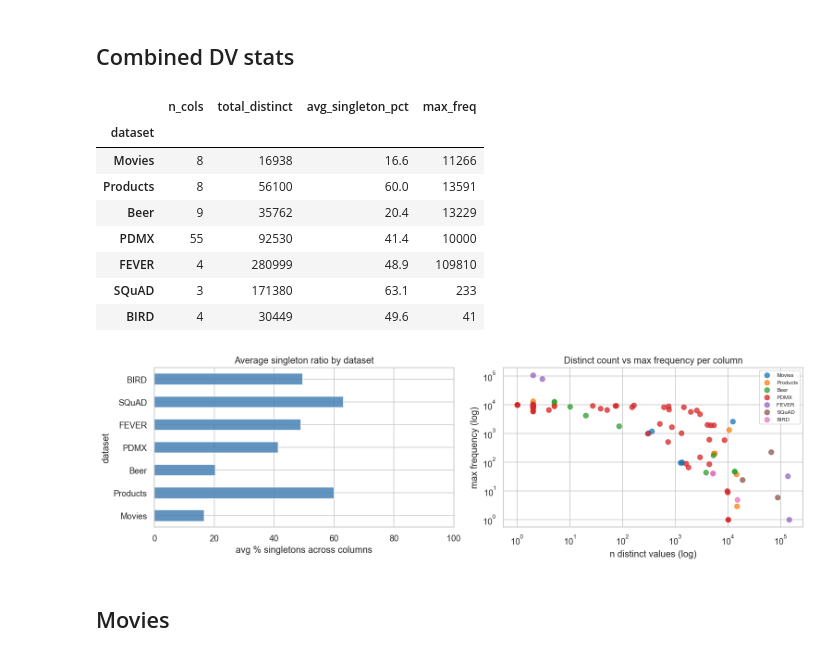
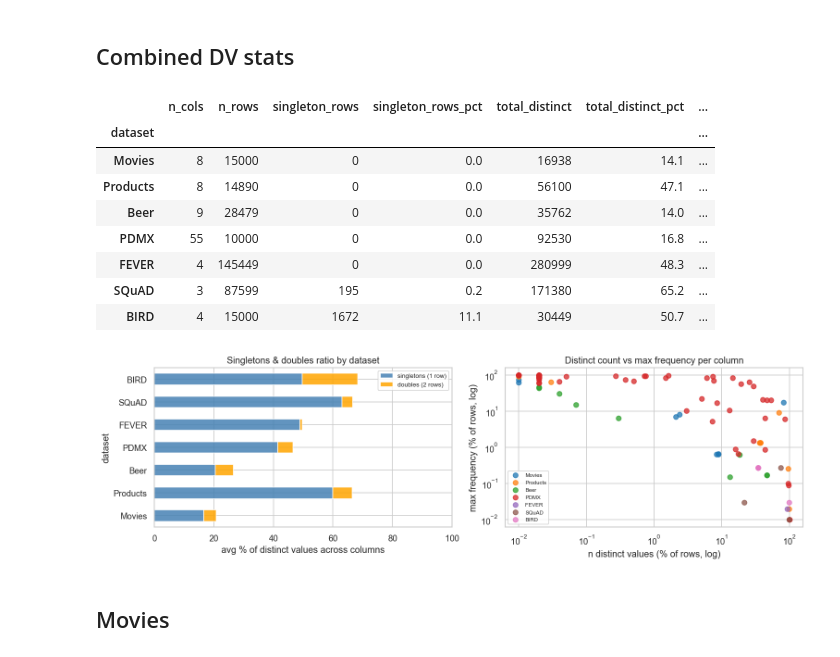
Before and after one commit to whitechno/llm-sql-phc-eval, a Jupyter notebook: nbs/eda-02-dv.ipynb, the cells around one changed output. Cells and saved outputs as stored; diff of their text form; code cells hidden in the pictures.

```diff
--- a/nbs/eda-02-dv.ipynb
+++ b/nbs/eda-02-dv.ipynb
@@ -109,68 +122,99 @@ for ds_name, df in datasets.items():
         vc = df[col].value_counts()
         n_distinct = len(vc)
         singletons = int((vc == 1).sum())
+        doubles   = int((vc == 2).sum())
         rows.append({
             "dataset":       ds_name,
             "column":        col,
+            "n_rows":        len(df),
             "n_distinct":    n_distinct,
             "singletons":    singletons,
             "singleton_pct": round(singletons / n_distinct * 100, 1) if n_distinct else 0.0,
+            "doubles":       doubles,
+            "doubles_pct":   round(doubles   / n_distinct * 100, 1) if n_distinct else 0.0,
             "max_freq":      int(vc.max()),
             "median_freq":   round(float(vc.median()), 1),
         })
 
 dv_stats = pd.DataFrame(rows)
+dv_stats["max_freq_pct"]   = (dv_stats["max_freq"]  / dv_stats["n_rows"] * 100).round(2)
+dv_stats["n_distinct_pct"] = (dv_stats["n_distinct"] / dv_stats["n_rows"] * 100).round(2)
+
+# Rows where every hashable column value is a singleton in its column
+singleton_rows = {}
+for ds_name, df in datasets.items():
+    mask = pd.Series(True, index=df.index)
+    for col in df.columns:
+        if not _is_hashable_col(df[col]):
+            continue
+        vc = df[col].value_counts()
+        mask &= df[col].isin(vc[vc == 1].index)
+    singleton_rows[ds_name] = int(mask.sum())
 
 # Dataset-level summary
 summary = (
     dv_stats.groupby("dataset", sort=False)
     .agg(
         n_cols=("column", "count"),
         total_distinct=("n_distinct", "sum"),
         avg_singleton_pct=("singleton_pct", "mean"),
+        avg_doubles_pct=("doubles_pct", "mean"),
         max_freq=("max_freq", "max"),
     )
     .round(1)
     .loc[list(datasets.keys())]
 )
+summary.insert(1, "n_rows", pd.Series({name: len(df) for name, df in datasets.items()}))
+summary.insert(2, "singleton_rows", pd.Series(singleton_rows))
+summary.insert(3, "singleton_rows_pct", (
+    summary["singleton_rows"] / summary["n_rows"] * 100
+).round(1))
+summary.insert(5, "total_distinct_pct", (
+    summary["total_distinct"] / (summary["n_cols"] * summary["n_rows"]) * 100
+).round(1))
+summary["max_freq_pct"] = (summary["max_freq"] / summary["n_rows"] * 100).round(1)
 display(summary)
 
 # Overview plots
 fig, axes = plt.subplots(1, 2, figsize=(13, 4))
 
-# left: avg singleton % per dataset
-summary["avg_singleton_pct"].plot.barh(ax=axes[0], color="steelblue", alpha=0.85)
-axes[0].set_xlabel("avg % singletons across columns")
-axes[0].set_title("Average singleton ratio by dataset")
+# left: stacked singletons & doubles % per dataset
+summary[["avg_singleton_pct", "avg_doubles_pct"]].rename(columns={
+    "avg_singleton_pct": "singletons (1 row)",
+    "avg_doubles_pct":   "doubles (2 rows)",
+}).plot.barh(ax=axes[0], color=["steelblue", "orange"], alpha=0.85, stacked=True)
+axes[0].set_xlabel("avg % of distinct values across columns")
+axes[0].set_title("Singletons & doubles ratio by dataset")
 axes[0].set_xlim(0, 100)
+axes[0].legend(fontsize=8)
 
-# right: n_distinct vs max_freq scatter (one point per column)
+# right: n_distinct_pct vs max_freq_pct scatter (one point per column)
 tab10 = plt.cm.tab10.colors
 ds_order = list(datasets.keys())
 for ds_name, grp in dv_stats.groupby("dataset", sort=False):
-    axes[1].scatter(grp["n_distinct"], grp["max_freq"],
+    axes[1].scatter(grp["n_distinct_pct"], grp["max_freq_pct"],
                     color=tab10[ds_order.index(ds_name)], label=ds_name,
                     alpha=0.75, s=40)
 axes[1].set_xscale("log")
 axes[1].set_yscale("log")
-axes[1].set_xlabel("n distinct values (log)")
-axes[1].set_ylabel("max frequency (log)")
+axes[1].set_xlabel("n distinct values (% of rows, log)")
+axes[1].set_ylabel("max frequency (% of rows, log)")
 axes[1].set_title("Distinct count vs max frequency per column")
 axes[1].legend(fontsize=7)
 
 plt.tight_layout()
 plt.show()
 # %% [output]
-|  | n_cols | total_distinct | avg_singleton_pct | max_freq |
-| dataset |  |  |  |  |
-| Movies | 8 | 16938 | 16.6 | 11266 |
-| Products | 8 | 56100 | 60.0 | 13591 |
-| Beer | 9 | 35762 | 20.4 | 13229 |
-| PDMX | 55 | 92530 | 41.4 | 10000 |
-| FEVER | 4 | 280999 | 48.9 | 109810 |
-| SQuAD | 3 | 171380 | 63.1 | 233 |
-| BIRD | 4 | 30449 | 49.6 | 41 |
+|  | n_cols | n_rows | singleton_rows | singleton_rows_pct | total_distinct | total_distinct_pct | ... |
+| dataset |  |  |  |  |  |  | ... |
+| Movies | 8 | 15000 | 0 | 0.0 | 16938 | 14.1 | ... |
+| Products | 8 | 14890 | 0 | 0.0 | 56100 | 47.1 | ... |
+| Beer | 9 | 28479 | 0 | 0.0 | 35762 | 14.0 | ... |
+| PDMX | 55 | 10000 | 0 | 0.0 | 92530 | 16.8 | ... |
+| FEVER | 4 | 145449 | 0 | 0.0 | 280999 | 48.3 | ... |
+| SQuAD | 3 | 87599 | 195 | 0.2 | 171380 | 65.2 | ... |
+| BIRD | 4 | 15000 | 1672 | 11.1 | 30449 | 50.7 | ... |
-[figure, old version]
+[figure, new version]
 # %% [markdown]
 ## Movies
 # %%
```
Also changed, not shown: parts of 8 cells of this notebook.
